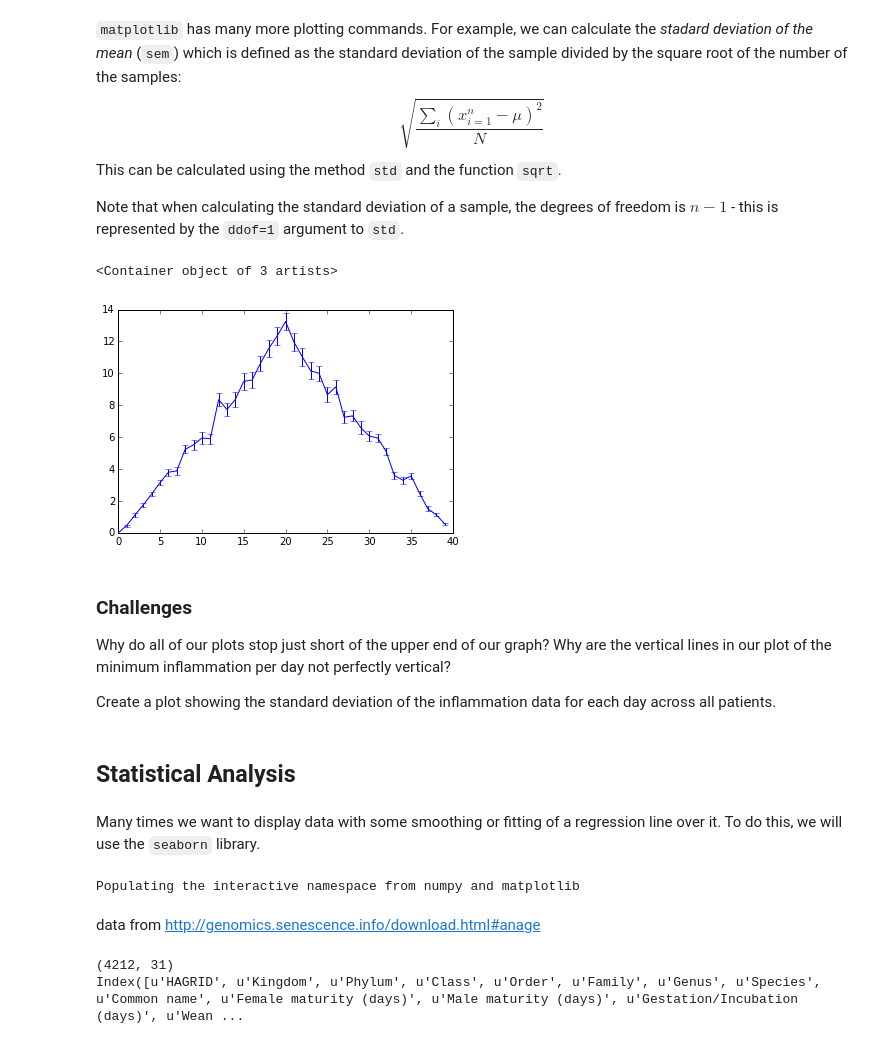
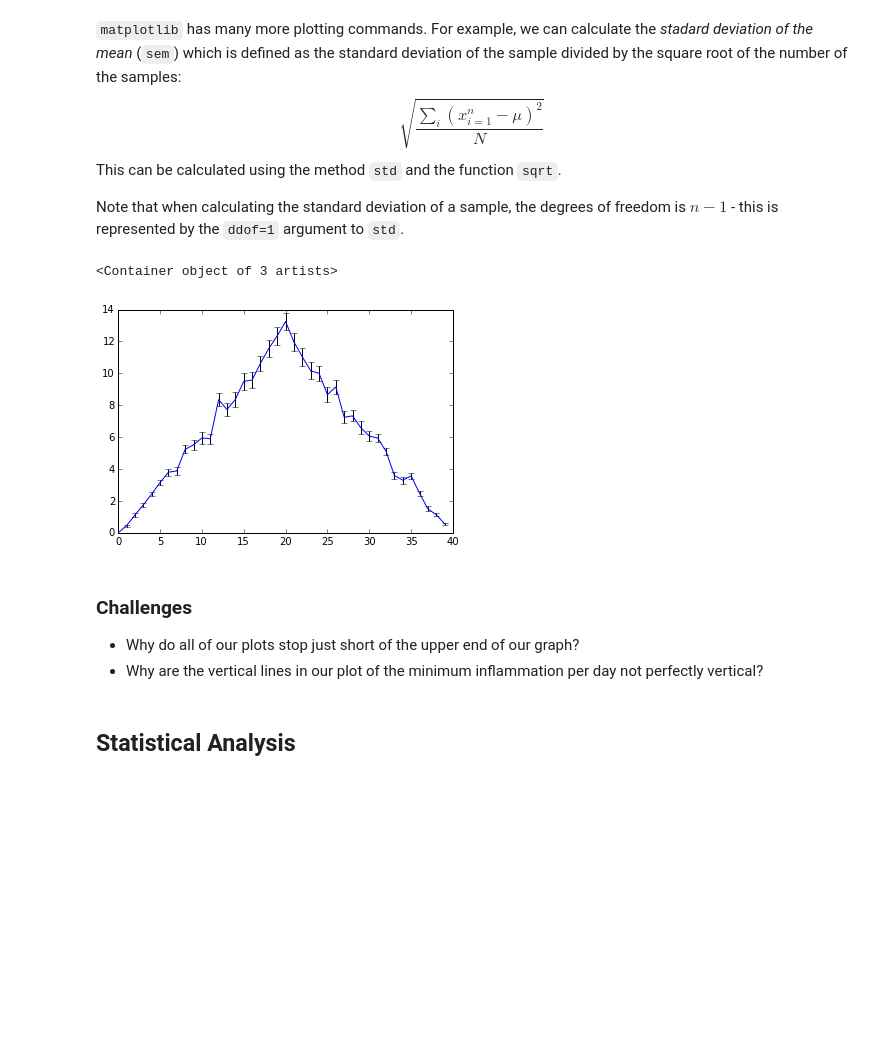
Before and after one commit to Py4Life/TAU2015, a Jupyter notebook: lecture7.ipynb, the cells around one changed output. Drawn from its saved outputs; the diff is of its cells as text; code cells hidden in the pictures; blank space fills up the shorter version.

```diff
--- a/lecture7.ipynb
+++ b/lecture7.ipynb
@@ -80,6 +98,7 @@ print(type(data))
 The output tells us that data currently refers to an N-dimensional array created by the NumPy library. We can see what its shape is like this:
 # %%
 print(data.shape)
+n_patients,n_days = data.shape
 # %% [output]
 (60, 40)
 # %% [markdown]
@@ -268,37 +290,15 @@ This can be calculated using the method `std` and the function `sqrt`.
 
 Note that when calculating the standard deviation of a sample, the degrees of freedom is $n-1$ - this is represented by the `ddof=1` argument to `std`.
 # %%
-sem_inflammation = data.std(axis=0, ddof=1) / sqrt(data.shape[0])
-errorbar(x=range(data.shape[1]), y=avg_inflammation, yerr=sem_inflammation)
+sem_inflammation = data.std(axis=0, ddof=1) / sqrt(n_patients)
+errorbar(x=range(n_days), y=avg_inflammation, yerr=sem_inflammation, ecolor='k')
 # %% [output]
 <Container object of 3 artists>
-[figure, old version]
+[figure, new version]
 # %% [markdown]
 ### Challenges
 
-Why do all of our plots stop just short of the upper end of our graph? Why are the vertical lines in our plot of the minimum inflammation per day not perfectly vertical?
-
-Create a plot showing the standard deviation of the inflammation data for each day across all patients.
+- Why do all of our plots stop just short of the upper end of our graph?
+- Why are the vertical lines in our plot of the minimum inflammation per day not perfectly vertical?
 # %% [markdown]
 ## Statistical Analysis
-# %% [markdown]
-Many times we want to display data with some smoothing or fitting of a regression line over it.
-To do this, we will use the `seaborn` library.
-# %%
-%pylab inline
-import seaborn as sns
-sns.set_style("ticks")
-sns.set_context(font_scale=1.5)
-import pandas as pd
-# %% [output]
-Populating the interactive namespace from numpy and matplotlib
-# %% [markdown]
-data from http://genomics.senescence.info/download.html#anage
-# %%
-data = pd.read_table("anage_data.txt")
-print data.shape
-print data.columns
-figsize(10,5)
-# %% [output]
-(4212, 31)
-Index([u'HAGRID', u'Kingdom', u'Phylum', u'Class', u'Order', u'Family', u'Genus', u'Species', u'Common name', u'Female maturity (days)', u'Male maturity (days)', u'Gestation/Incubation (days)', u'Wean ...
```
Also changed, not shown: parts of 50 cells of this notebook.
